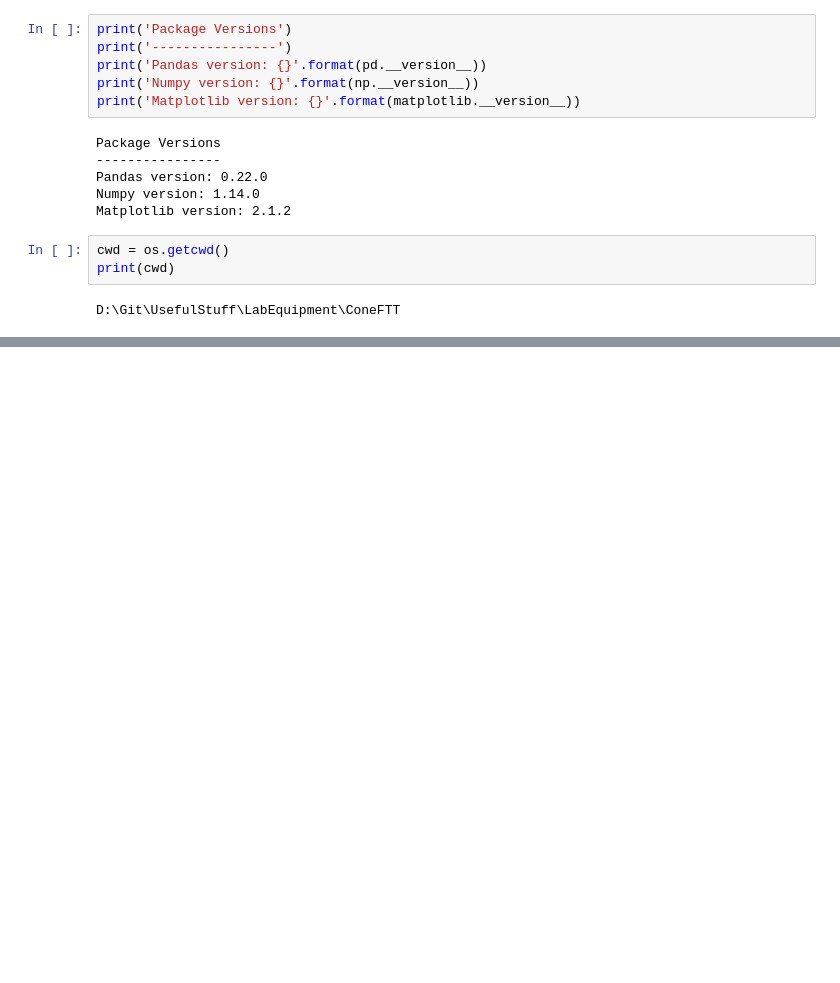
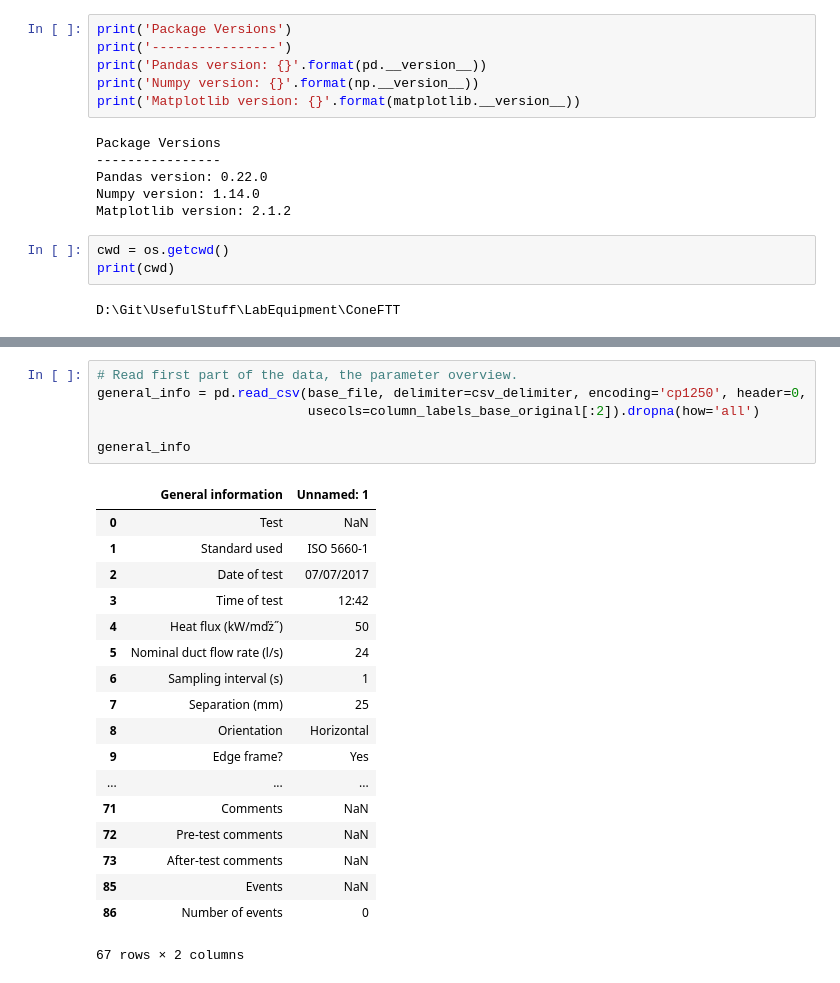
Before and after one commit to TristanHehnen/UsefulStuff, a Jupyter notebook: LabEquipment/ConeFTT/ReadFTTConeFiles.ipynb, the cells around one changed output, grey strips where cells are left out. Drawn from its saved outputs; the diff is of its cells as text; blank space fills up the shorter version.

```diff
--- a/LabEquipment/ConeFTT/ReadFTTConeFiles.ipynb
+++ b/LabEquipment/ConeFTT/ReadFTTConeFiles.ipynb
@@ -140,0 +231,25 @@ Text(0,0.5,'Specimen mass (g)')
+# %%
+# Read first part of the data, the parameter overview.
+general_info = pd.read_csv(base_file, delimiter=csv_delimiter, encoding='cp1250', header=0,
+                           usecols=column_labels_base_original[:2]).dropna(how='all')
+
+general_info
+# %% [output]
+|  | General information | Unnamed: 1 |
+| 0 | Test | NaN |
+| 1 | Standard used | ISO 5660-1 |
+| 2 | Date of test | 07/07/2017 |
+| 3 | Time of test | 12:42 |
+| 4 | Heat flux (kW/mďż˝) | 50 |
+| 5 | Nominal duct flow rate (l/s) | 24 |
+| 6 | Sampling interval (s) | 1 |
+| 7 | Separation (mm) | 25 |
+| 8 | Orientation | Horizontal |
+| 9 | Edge frame? | Yes |
+| ... | ... | ... |
+| 71 | Comments | NaN |
+| 72 | Pre-test comments | NaN |
+| 73 | After-test comments | NaN |
+| 85 | Events | NaN |
+| 86 | Number of events | 0 |
+67 rows × 2 columns
```
Also changed, not shown: parts of 14 cells of this notebook, 2 other files.
